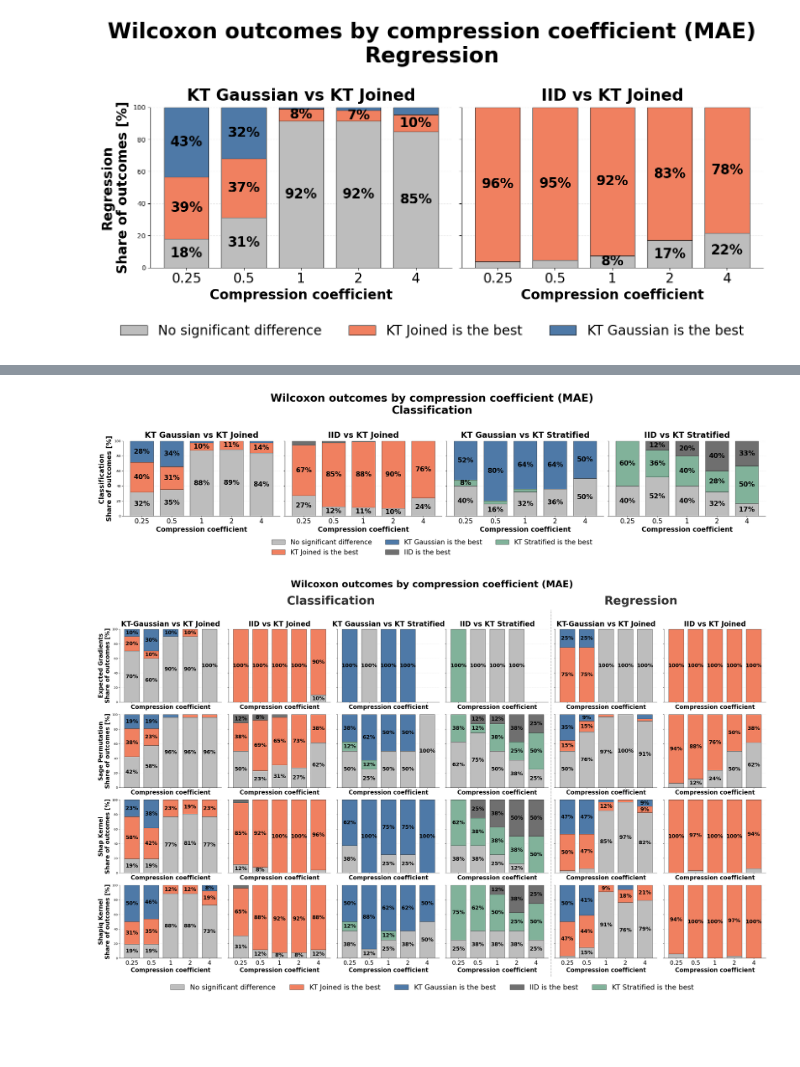
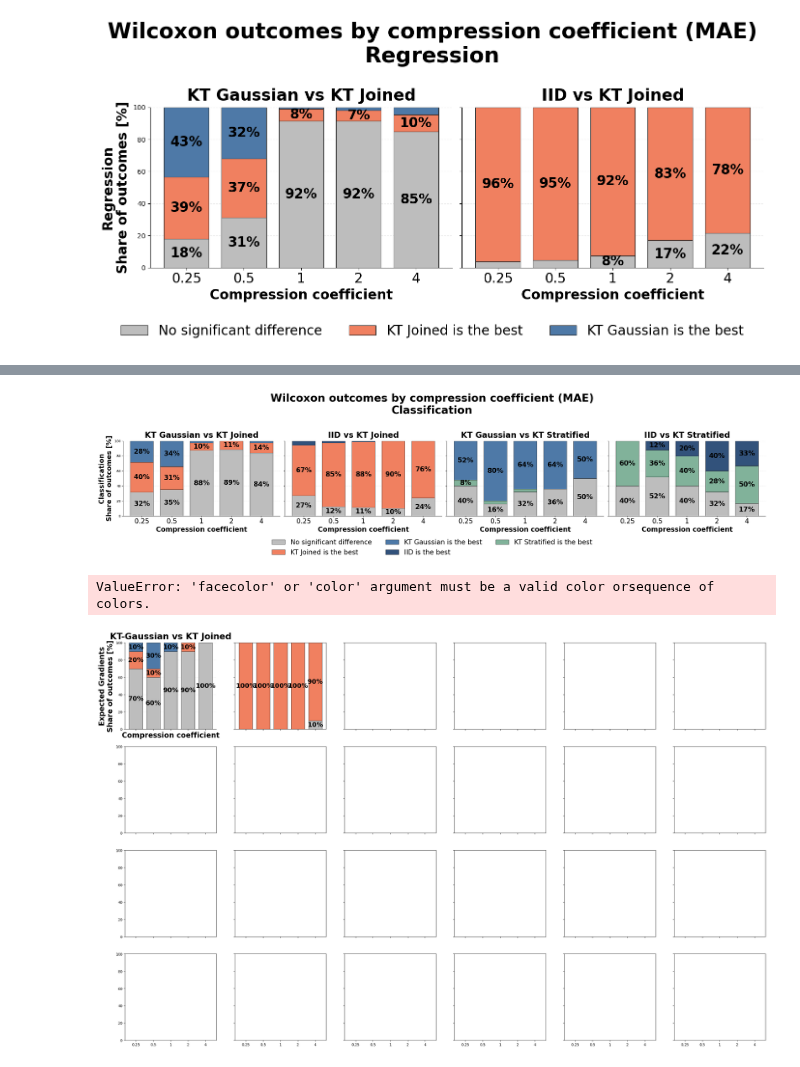
Before and after one commit to kateqwerty001/bsc-compress-then-explain, a Jupyter notebook: visualizations/tests.ipynb, the cells around one changed output, grey strips where cells are left out. Cells and saved outputs as stored; diff of their text form; code cells hidden in the pictures; blank space fills up the shorter version.

```diff
--- a/visualizations/tests.ipynb
+++ b/visualizations/tests.ipynb
@@ -1083,7 +1083,7 @@ comparisons = [
      "KT Gaussian vs KT Predictions"),
 
     ("iid", "kt_predictions",
-     {"No significant difference": "#BDBDBD", "kt_predictions": "#f08060", "iid": "#6F6F6F"},
+     {"No significant difference": "#BDBDBD", "kt_predictions": "#f08060", "iid": "#32527B"},
      {"No significant difference": "No significant difference", "kt_predictions": "KT Predictions better", "iid": "IID better"},
      "IID vs KT Predictions"),
 
@@ -1093,7 +1093,7 @@ comparisons = [
      "KT Gaussian vs KT Stratified"),
 
      ("iid", "kt_stratified",
-     {"No significant difference": "#BDBDBD", "kt_stratified": "#81b29a", "iid": "#6F6F6F"},
+     {"No significant difference": "#BDBDBD", "kt_stratified": "#81b29a", "iid": "#32527B"},
      {"No significant difference": "No significant difference", "kt_stratified": "KT Stratified better", "iid": "IID better"},
      "IID vs KT Stratified"),
 ]
@@ -1273,7 +1273,7 @@ comparisons = [
      "KT Gaussian vs KT Joined"),
 
     ("iid", "kt_predictions",
-     {"No significant difference": "#BDBDBD", "kt_predictions": "#f08060", "iid": "#6F6F6F"},
+     {"No significant difference": "#BDBDBD", "kt_predictions": "#f08060", "iid": "#32527B"},
      {"No significant difference": "No significant difference", "kt_predictions": "KT Joined is the best", "iid": "IID is the best"},
      "IID vs KT Joined"),
 
@@ -1283,7 +1283,7 @@ comparisons = [
     #  "KT Gaussian vs KT Stratified"),
 
     # ("iid", "kt_stratified",
-    #  {"No significant difference": "#BDBDBD", "kt_stratified": "#81b29a", "iid": "#6F6F6F"},
+    #  {"No significant difference": "#BDBDBD", "kt_stratified": "#81b29a", "iid": "#32527B"},
     #  {"No significant difference": "No significant difference", "kt_stratified": "KT Stratified better", "iid": "IID better"},
     #  "IID vs KT Stratified"),
 ]
@@ -1422,7 +1422,7 @@ comparisons = [
      "KT Gaussian vs KT Joined"),
 
     ("iid", "kt_predictions",
-     {"No significant difference": "#BDBDBD", "kt_predictions": "#f08060", "iid": "#6F6F6F"},
+     {"No significant difference": "#BDBDBD", "kt_predictions": "#f08060", "iid": "#32527B"},
      {"No significant difference": "No significant difference",
       "kt_predictions": "KT Joined is the best",
       "iid": "IID is the best"},
@@ -1436,7 +1436,7 @@ comparisons = [
      "KT Gaussian vs KT Stratified"),
 
     ("iid", "kt_stratified",
-     {"No significant difference": "#BDBDBD", "kt_stratified": "#81b29a", "iid": "#6F6F6F"},
+     {"No significant difference": "#BDBDBD", "kt_stratified": "#81b29a", "iid": "#32527B"},
      {"No significant difference": "No significant difference",
       "kt_stratified": "KT Stratified is the best",
       "iid": "IID is the best"},
@@ -1530,7 +1530,7 @@ comparisons = [
      "KT Gaussian vs KT Joined"),
 
     ("iid", "kt_predictions",
-     {"No significant difference": "#BDBDBD", "kt_predictions": "#f08060", "iid": "#6F6F6F"},
+     {"No significant difference": "#BDBDBD", "kt_predictions": "#f08060", "iid": "#32527B"},
      {"No significant difference": "No significant difference",
       "kt_predictions": "KT Joined is the best",
       "iid": "IID is the best"},
@@ -1544,7 +1544,7 @@ comparisons = [
      "KT Gaussian vs KT Stratified"),
 
     ("iid", "kt_stratified",
-     {"No significant difference": "#BDBDBD", "kt_stratified": "#81b29a", "iid": "#6F6F6F"},
+     {"No significant difference": "#BDBDBD", "kt_stratified": "#81b29a", "iid": "#32527B"},
      {"No significant difference": "No significant difference",
       "kt_stratified": "KT Stratified is the best",
       "iid": "IID is the best"},
@@ -1617,7 +1617,7 @@ os.makedirs("./image22", exist_ok=True)
 plt.savefig("./image22/wilcoxon_classification_only_1x4.pdf", dpi=300, bbox_inches="tight")
 plt.show()
 # %% [output]
-[figure, old version]
+[figure, new version]
 # %%
 import os
 import numpy as np
@@ -1711,7 +1711,7 @@ comparisons_all = [
      "KT-Gaussian vs KT Joined"),
 
     ("iid", "kt_predictions",
-     {"No significant difference": "#BDBDBD", "kt_predictions": "#f08060", "iid": "#6F6F6F"},
+     {"No significant difference": "#BDBDBD", "kt_predictions": "#f08060", "iid": "##40628F"},
      {"No significant difference": "No significant difference", "kt_predictions": "KT Joined is the best", "iid": "IID is the best"},
      "IID vs KT Joined"),
 
@@ -1721,7 +1721,7 @@ comparisons_all = [
      "KT Gaussian vs KT Stratified"),
 
      ("iid", "kt_stratified",
-     {"No significant difference": "#BDBDBD", "kt_stratified": "#81b29a", "iid": "#6F6F6F"},
+     {"No significant difference": "#BDBDBD", "kt_stratified": "#81b29a", "iid": "#32527B"},
      {"No significant difference": "No significant difference", "kt_stratified": "KT Stratified is the best", "iid": "IID is the best"},
      "IID vs KT Stratified"),
 ]
@@ -1813,34 +1813,35 @@ for ax_row in axes:
             handles_all.extend(h)
             labels_all.extend(l)
 
 seen = {}
 for h, l in zip(handles_all, labels_all):
     if l not in seen:
         seen[l] = h
 
 fig.legend(
     seen.values(),
     seen.keys(),
     loc="lower center",
     ncol=len(seen),
     frameon=False,
     fontsize=24,
     bbox_to_anchor=(0.5, 0.0),
 )
 
 fig.suptitle(
     f"Wilcoxon outcomes by compression coefficient ({METRIC.upper()})",
     fontsize=32,
     fontweight="bold",
     y=0.99,
 )
 
 plt.tight_layout(rect=[0, 0.05, 1, 0.93], w_pad=2.0)
 os.makedirs("./image22", exist_ok=True)
 plt.savefig("./image22/wilcoxon_compact_grid.pdf", dpi=300, bbox_inches="tight")
 plt.show()
 # %% [output]
+ValueError: 'facecolor' or 'color' argument must be a valid color orsequence of colors.
-[figure, old version]
+[figure, new version]
 # %%
 import os
 import numpy as np
```
Also changed, not shown: parts of 7 cells of this notebook, 13 other files.
